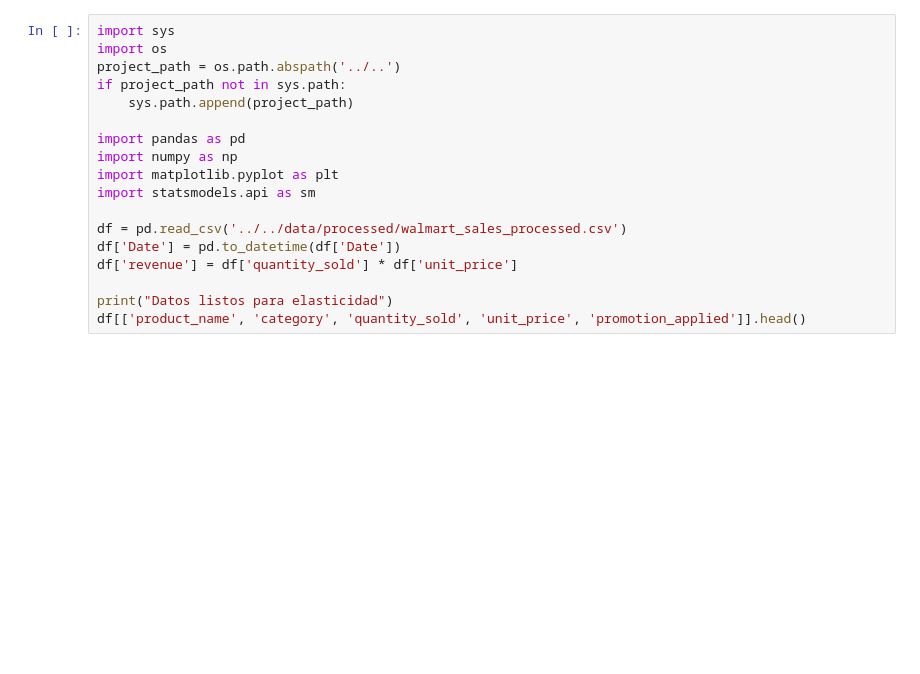
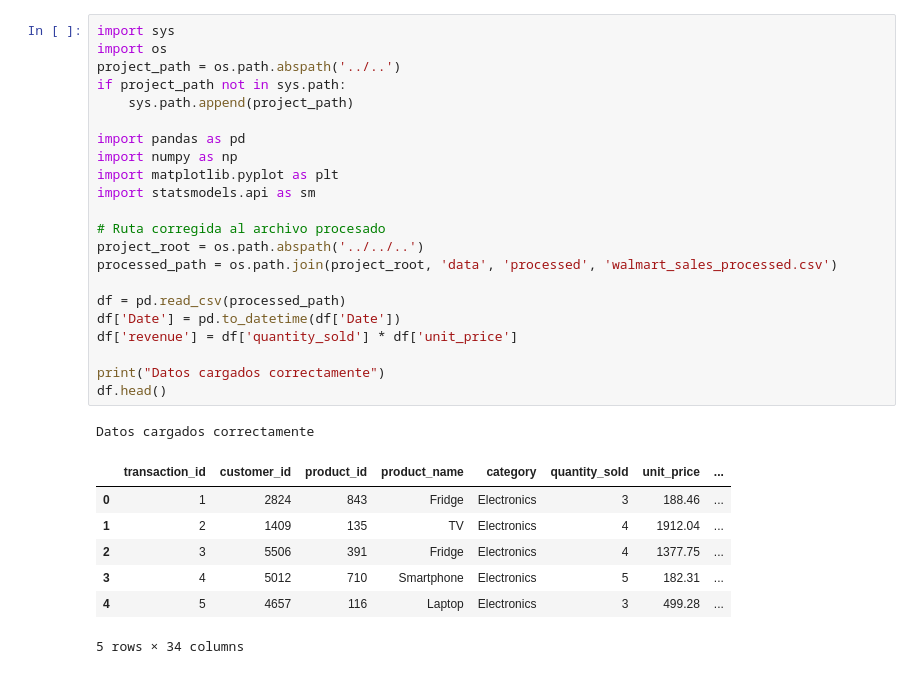
Before and after one commit to boristigre-uees/proyecto-ia-dynamicwal-grupo4, a Jupyter notebook: notebooks/modeling/notebooks/03_price_elasticity.ipynb, the cells around one changed output. Drawn from its saved outputs; the diff is of its cells as text; blank space fills up the shorter version.

```diff
--- a/notebooks/modeling/notebooks/03_price_elasticity.ipynb
+++ b/notebooks/modeling/notebooks/03_price_elasticity.ipynb
@@ -1,21 +1,34 @@
 # %%
 import sys
 import os
 project_path = os.path.abspath('../..')
 if project_path not in sys.path:
     sys.path.append(project_path)
 
 import pandas as pd
 import numpy as np
 import matplotlib.pyplot as plt
 import statsmodels.api as sm
 
-df = pd.read_csv('../../data/processed/walmart_sales_processed.csv')
+# Ruta corregida al archivo procesado
+project_root = os.path.abspath('../../..')
+processed_path = os.path.join(project_root, 'data', 'processed', 'walmart_sales_processed.csv')
+
+df = pd.read_csv(processed_path)
 df['Date'] = pd.to_datetime(df['Date'])
 df['revenue'] = df['quantity_sold'] * df['unit_price']
 
-print("Datos listos para elasticidad")
-df[['product_name', 'category', 'quantity_sold', 'unit_price', 'promotion_applied']].head()
+print("Datos cargados correctamente")
+df.head()
+# %% [output]
+Datos cargados correctamente
+|  | transaction_id | customer_id | product_id | product_name | category | quantity_sold | unit_price | ... |
+| 0 | 1 | 2824 | 843 | Fridge | Electronics | 3 | 188.46 | ... |
+| 1 | 2 | 1409 | 135 | TV | Electronics | 4 | 1912.04 | ... |
+| 2 | 3 | 5506 | 391 | Fridge | Electronics | 4 | 1377.75 | ... |
+| 3 | 4 | 5012 | 710 | Smartphone | Electronics | 5 | 182.31 | ... |
+| 4 | 5 | 4657 | 116 | Laptop | Electronics | 3 | 499.28 | ... |
+5 rows × 34 columns
 # %%
 # Filtrar categorías principales
 categories = ['Electronics', 'Appliances']  # Puedes agregar más si hay
```
Also changed, not shown: parts of 3 cells of this notebook, 1 other file.
